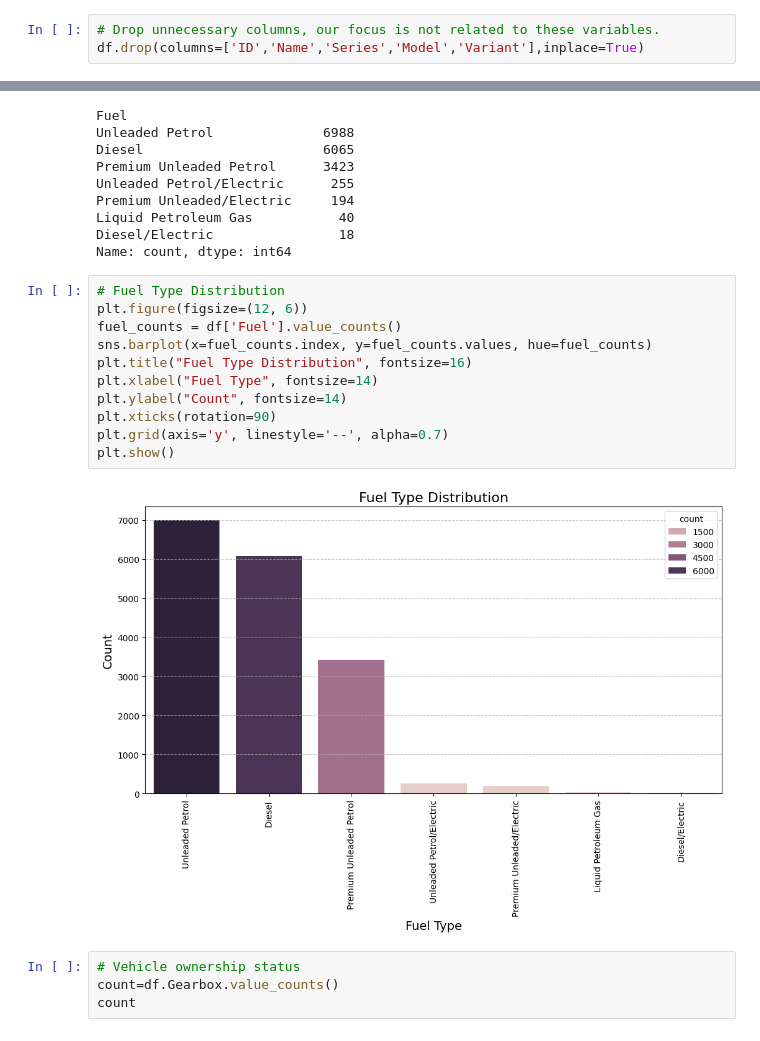
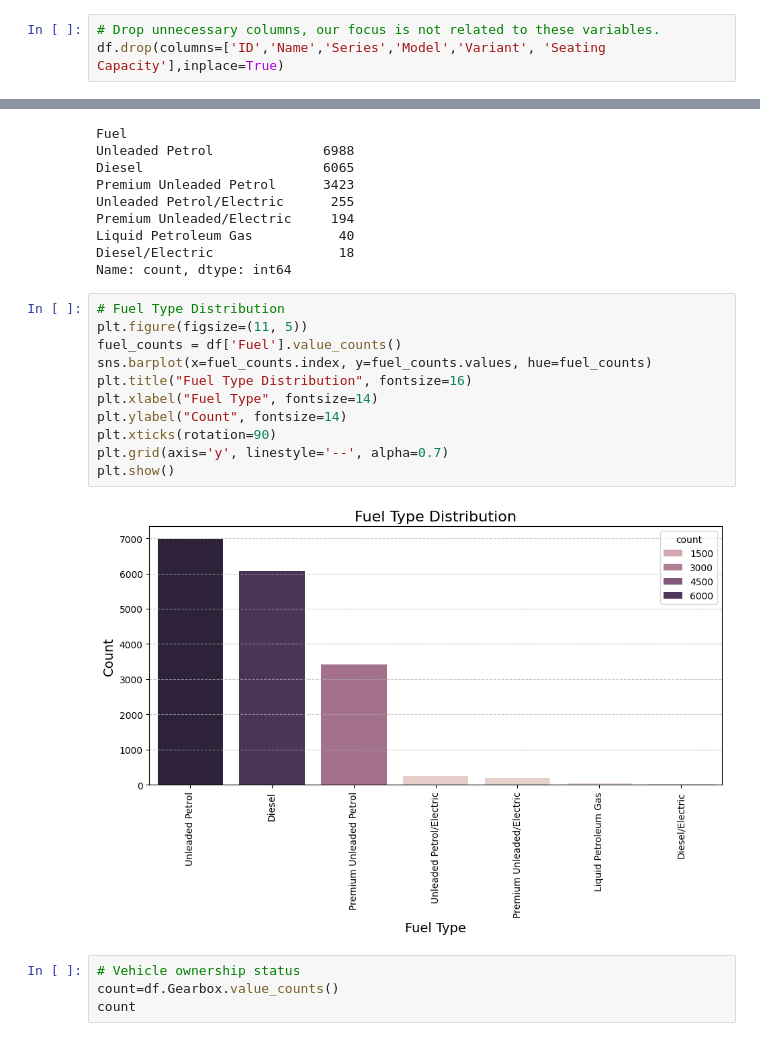
Before and after one commit to LuisMerc4do/DataSciencePractice, a Jupyter notebook: Assesment 3/Assesment3.ipynb, the cells around one changed output, grey strips where cells are left out. Cells and saved outputs as stored; diff of their text form.

```diff
--- a/Assesment 3/Assesment3.ipynb
+++ b/Assesment 3/Assesment3.ipynb
@@ -21,7 +21,7 @@ import scipy.stats as stats
 df = pd.read_csv(r'C:\Users\skill\source\repos\IntroductionToDataScience\Assesment 3\cars_info.csv')
 # %%
 # Drop unnecessary columns, our focus is not related to these variables.
-df.drop(columns=['ID','Name','Series','Model','Variant'],inplace=True)
+df.drop(columns=['ID','Name','Series','Model','Variant', 'Seating Capacity'],inplace=True)
 # %%
 # Explore Data
 print("Data Overview:")
@@ -209,17 +207,17 @@ Diesel/Electric                18
 Name: count, dtype: int64
 # %%
 # Fuel Type Distribution
-plt.figure(figsize=(12, 6))
+plt.figure(figsize=(11, 5))
 fuel_counts = df['Fuel'].value_counts()
 sns.barplot(x=fuel_counts.index, y=fuel_counts.values, hue=fuel_counts)
 plt.title("Fuel Type Distribution", fontsize=16)
 plt.xlabel("Fuel Type", fontsize=14)
 plt.ylabel("Count", fontsize=14)
 plt.xticks(rotation=90)
 plt.grid(axis='y', linestyle='--', alpha=0.7)
 plt.show()
 # %% [output]
-[figure, old version]
+[figure, new version]
 # %%
 # Vehicle ownership status
 count=df.Gearbox.value_counts()
```
Also changed, not shown: parts of 17 cells of this notebook, 3 other files.
